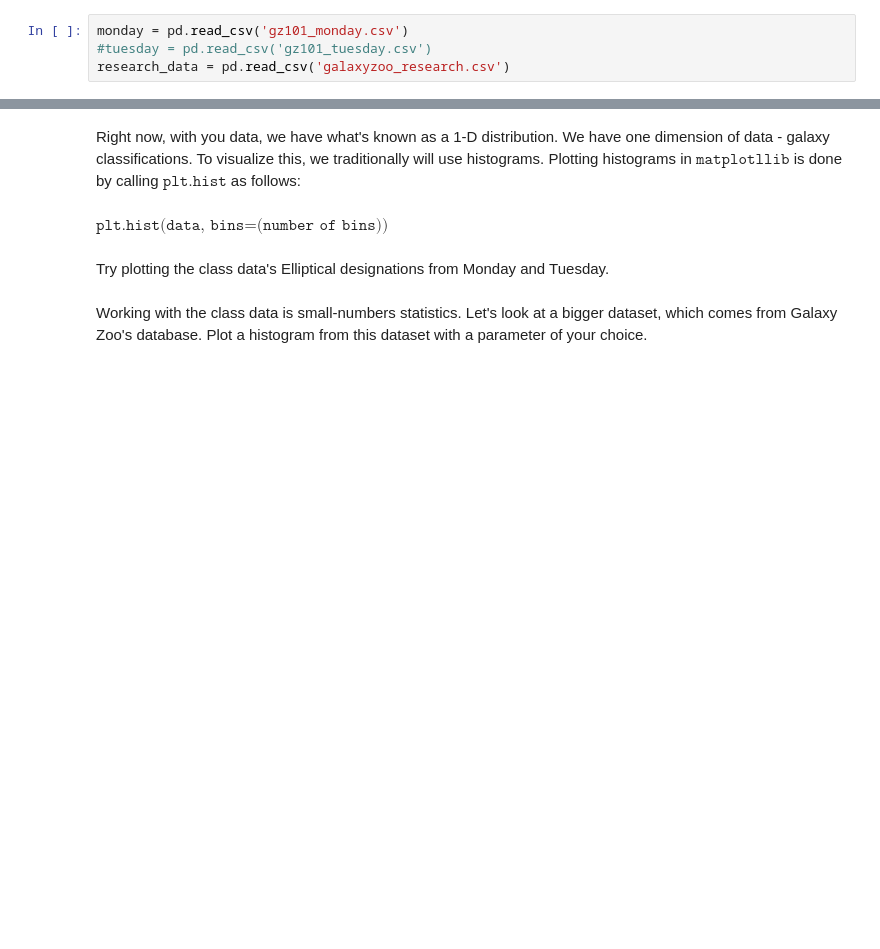
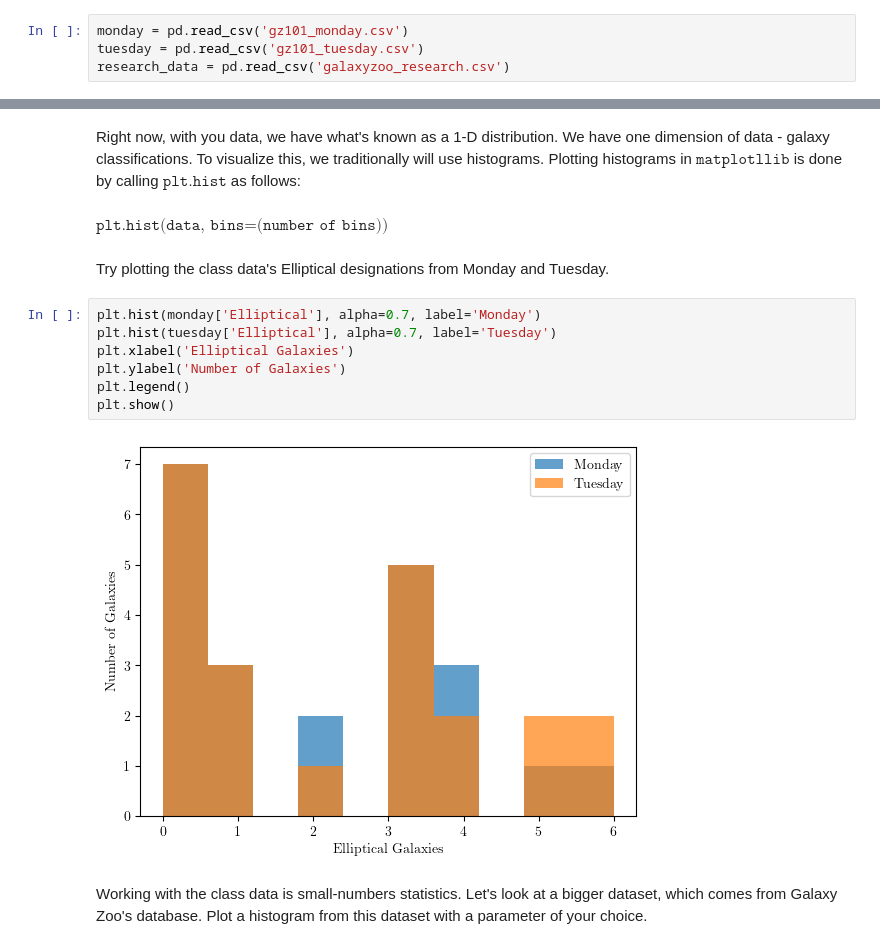
Before and after one commit to walipalmer/CFR-2024, a Jupyter notebook: module_astro/astro_module_working.ipynb, the cells around one changed output, grey strips where cells are left out. Drawn from its saved outputs; the diff is of its cells as text; blank space fills up the shorter version.

```diff
--- a/module_astro/astro_module_working.ipynb
+++ b/module_astro/astro_module_working.ipynb
@@ -57,7 +57,7 @@ In order to visualize any data, we need to read it into our code! Most data is i
 We'll be looking at two data sets today: the Galaxy Zoo data you generated yesterday and earlier this class period, and a larger data set from the Galaxy Zoo team. Let's go ahead and read both of them in with $\texttt{pandas}$.
 # %%
 monday = pd.read_csv('gz101_monday.csv')
-#tuesday = pd.read_csv('gz101_tuesday.csv')
+tuesday = pd.read_csv('gz101_tuesday.csv')
 research_data = pd.read_csv('galaxyzoo_research.csv')
 # %% [markdown]
 $\texttt{pandas}$ makes it really easy to read in tabular data without needed to specify the column names, data types, or delimiters. It's able to read the table into $\color{green}{\texttt{python}}$ in an easy-to-work-with format.
@@ -103,5 +123,14 @@ Right now, with you data, we have what's known as a 1-D distribution. We have on
 $\texttt{plt.hist(data, bins=(number of bins))}$
 # %% [markdown]
 Try plotting the class data's Elliptical designations from Monday and Tuesday.
+# %%
+plt.hist(monday['Elliptical'], alpha=0.7, label='Monday')
+plt.hist(tuesday['Elliptical'], alpha=0.7, label='Tuesday')
+plt.xlabel('Elliptical Galaxies')
+plt.ylabel('Number of Galaxies')
+plt.legend()
+plt.show()
+# %% [output]
+[figure, added]
 # %% [markdown]
 Working with the class data is small-numbers statistics. Let's look at a bigger dataset, which comes from Galaxy Zoo's database. Plot a histogram from this dataset with a parameter of your choice.
```
Also changed, not shown: parts of 42 cells of this notebook.
